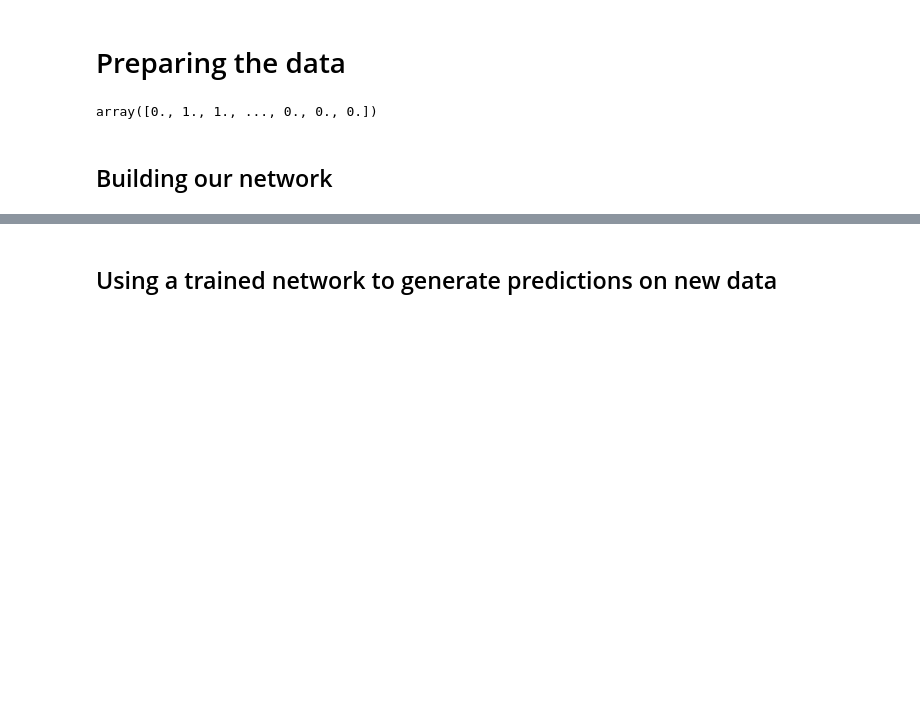
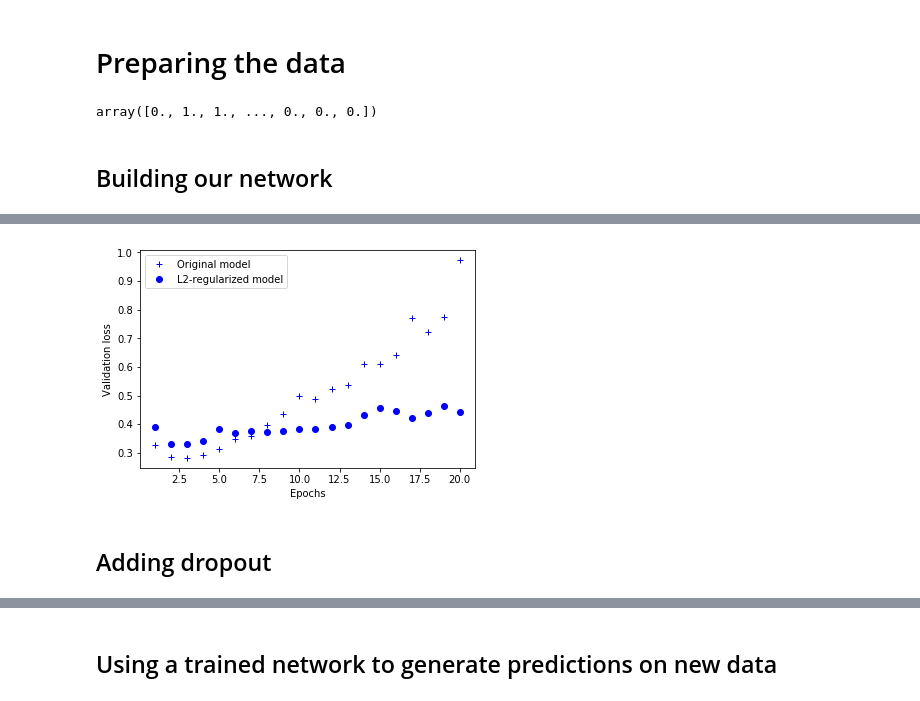
Before and after one commit to GAnagno/Word-Embedding, a Jupyter notebook: Classifying Movie Reviews.ipynb, the cells around one changed output, grey strips where cells are left out. Saved outputs shown, nothing was run; the diff lists cells and outputs as text; code cells hidden in the pictures; blank space fills up the shorter version.

```diff
--- a/Classifying Movie Reviews.ipynb
+++ b/Classifying Movie Reviews.ipynb
@@ -160,0 +216,18 @@ plt.show()
+# %%
+from keras import regularizers
+
+l2_model = models.Sequential()
+l2_model.add(layers.Dense(16, kernel_regularizer=regularizers.l2(0.001),
+                          activation='relu', input_shape=(10000,)))
+l2_model.add(layers.Dense(16, kernel_regularizer=regularizers.l2(0.001),
+                          activation='relu'))
+l2_model.add(layers.Dense(1, activation='sigmoid'))
+# %%
+l2_model.compile(optimizer='rmsprop',
+                 loss='binary_crossentropy',
+                 metrics=['acc'])
+# %%
+l2_model_hist = l2_model.fit(x_train, y_train,
+                             epochs=20,
+                             batch_size=512,
+                             validation_data=(x_test, y_test))
@@ -161 +252,15 @@ plt.show()
+# %%
+l2_model_val_loss = l2_model_hist.history['val_loss']
+
+plt.plot(epochs, original_val_loss, 'b+', label='Original model')
+plt.plot(epochs, l2_model_val_loss, 'bo', label='L2-regularized model')
+plt.xlabel('Epochs')
+plt.ylabel('Validation loss')
+plt.legend()
+
+plt.show()
+# %% [output]
+[figure, added]
+# %% [markdown]
+## Adding dropout
 # %%
```
Also changed, not shown: parts of 29 cells of this notebook.
